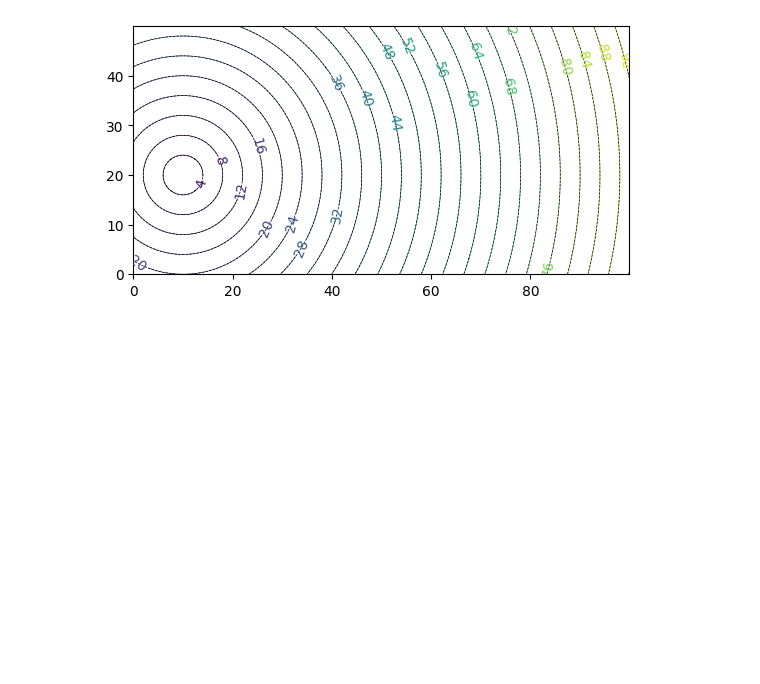
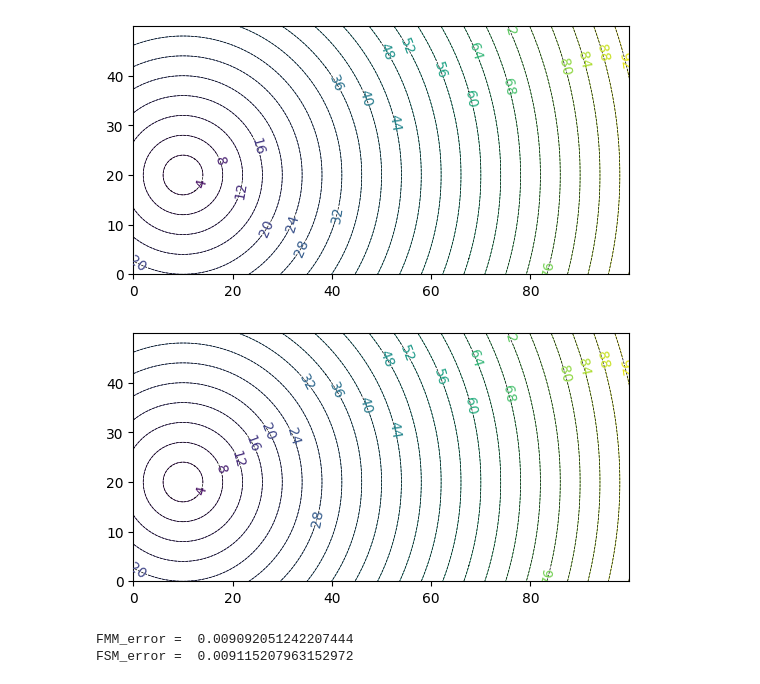
Before and after one commit to Dengda98/PyFMM, a Jupyter notebook: docs/source/examples/01_uniform.ipynb, the cells around one changed output. Drawn from its saved outputs; the diff is of its cells as text; code cells hidden in the pictures; blank space fills up the shorter version.

```diff
--- a/docs/source/examples/01_uniform.ipynb
+++ b/docs/source/examples/01_uniform.ipynb
@@ -15,9 +15,14 @@ slw  = np.ones((len(xarr), len(yarr), len(zarr)), dtype='f')
 srcloc = [10, 20, 0.0]
 
 # FMM解
-TT = pyfmm.travel_time_source(
+FMMTT = pyfmm.travel_time_source(
     srcloc,
     xarr, yarr, zarr, slw)
+
+# FSM解
+FSMTT = pyfmm.travel_time_source(
+    srcloc,
+    xarr, yarr, zarr, slw, useFSM=True)
 
 # 真实解
 xx, yy, zz = srcloc
@@ -31,3 +36,21 @@ ax.clabel(cs)
 ax.set_aspect('equal')
 # %% [output]
 [figure]
+# %%
+fig, ax = plt.subplots(1, 1)
+cs = ax.contour(xarr, yarr, FSMTT[:, :, 0].T, levels=30, linewidths=0.5)
+_  = ax.contour(xarr, yarr, real_TT[:, :, 0].T, levels=30, linewidths=0.5, colors='k', linestyles='--')
+ax.clabel(cs)
+
+ax.set_aspect('equal')
+# %% [output]
+[figure, added]
+# %%
+# 误差
+FMM_error = np.mean(np.abs(FMMTT - real_TT))
+FSM_error = np.mean(np.abs(FSMTT - real_TT))
+print("FMM_error = ", FMM_error)
+print("FSM_error = ", FSM_error)
+# %% [output]
+FMM_error =  0.009092051242207444
+FSM_error =  0.009115207963152972
```
Also changed, not shown: parts of 1 cell of this notebook, 15 other files.
